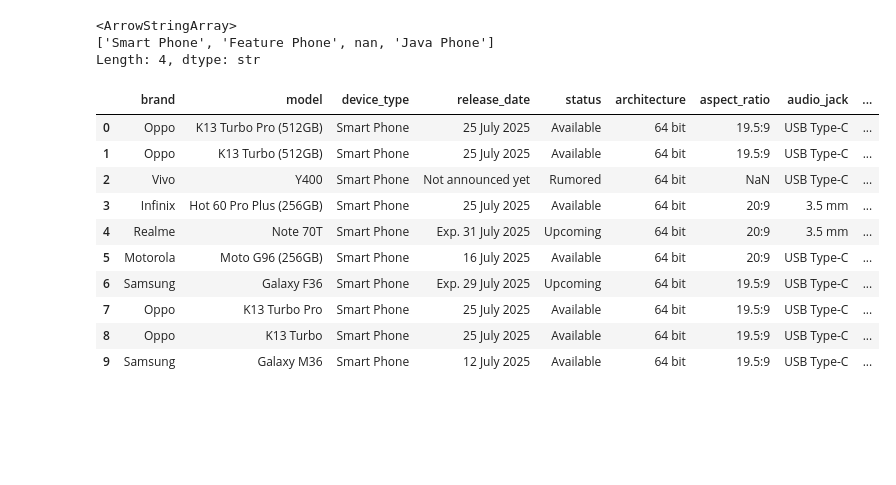
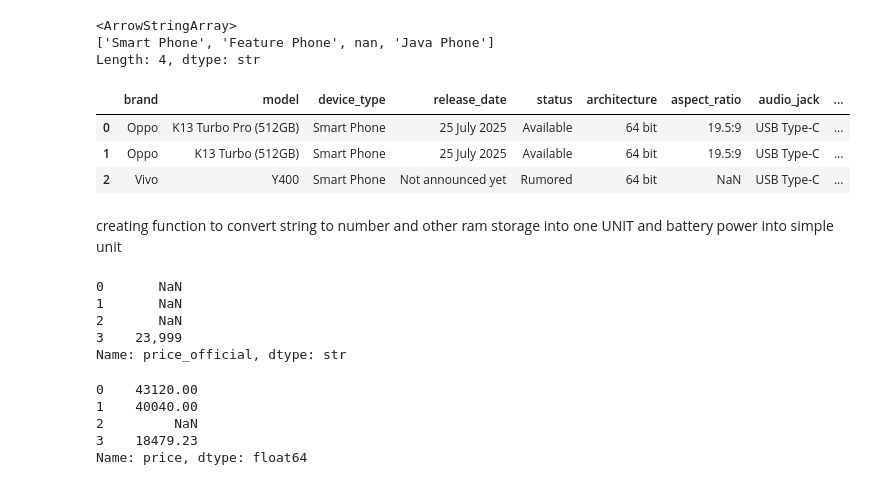
Before and after one commit to rehandbit/phone-price, a Jupyter notebook: phone_price.ipynb, the cells around one changed output. Drawn from its saved outputs; the diff is of its cells as text; code cells hidden in the pictures; blank space fills up the shorter version.

```diff
--- a/phone_price.ipynb
+++ b/phone_price.ipynb
@@ -139,16 +139,11 @@ df.device_type.unique()
 ['Smart Phone', 'Feature Phone', nan, 'Java Phone']
 Length: 4, dtype: str
 # %%
-df.head(10)
+df.head(3)
 # %% [output]
 |  | brand | model | device_type | release_date | status | architecture | aspect_ratio | audio_jack | ... |
 | 0 | Oppo | K13 Turbo Pro (512GB) | Smart Phone | 25 July 2025 | Available | 64 bit | 19.5:9 | USB Type-C | ... |
 | 1 | Oppo | K13 Turbo (512GB) | Smart Phone | 25 July 2025 | Available | 64 bit | 19.5:9 | USB Type-C | ... |
 | 2 | Vivo | Y400 | Smart Phone | Not announced yet | Rumored | 64 bit | NaN | USB Type-C | ... |
-| 3 | Infinix | Hot 60 Pro Plus (256GB) | Smart Phone | 25 July 2025 | Available | 64 bit | 20:9 | 3.5 mm | ... |
-| 4 | Realme | Note 70T | Smart Phone | Exp. 31 July 2025 | Upcoming | 64 bit | 20:9 | 3.5 mm | ... |
-| 5 | Motorola | Moto G96 (256GB) | Smart Phone | 16 July 2025 | Available | 64 bit | 20:9 | USB Type-C | ... |
-| 6 | Samsung | Galaxy F36 | Smart Phone | Exp. 29 July 2025 | Upcoming | 64 bit | 19.5:9 | USB Type-C | ... |
-| 7 | Oppo | K13 Turbo Pro | Smart Phone | 25 July 2025 | Available | 64 bit | 19.5:9 | USB Type-C | ... |
-| 8 | Oppo | K13 Turbo | Smart Phone | 25 July 2025 | Available | 64 bit | 19.5:9 | USB Type-C | ... |
-| 9 | Samsung | Galaxy M36 | Smart Phone | 12 July 2025 | Available | 64 bit | 19.5:9 | USB Type-C | ... |
+# %% [markdown]
+creating function to convert string to number and other ram storage into one UNIT and battery power into simple unit
@@ -154,0 +169,23 @@ df.head(10)
+# %%
+df['price_official'].head(4)
+# %% [output]
+0       NaN
+1       NaN
+2       NaN
+3    23,999
+Name: price_official, dtype: str
+# %%
+# changing currency
+
+rate = 0.77
+
+for old, new in [('price_official', 'official_inr'), ('price_unofficial','unofficial_inr')]:
+    df[new] = pd.to_numeric(df[old].str.replace(r"[^\d.]", "", regex=True), errors= "coerce") *rate
+df['price'] = df['official_inr'].fillna(df['unofficial_inr'])
+df['price'].head(4)
+# %% [output]
+0    43120.00
+1    40040.00
+2         NaN
+3    18479.23
+Name: price, dtype: float64
```
Also changed, not shown: parts of 9 cells of this notebook.
